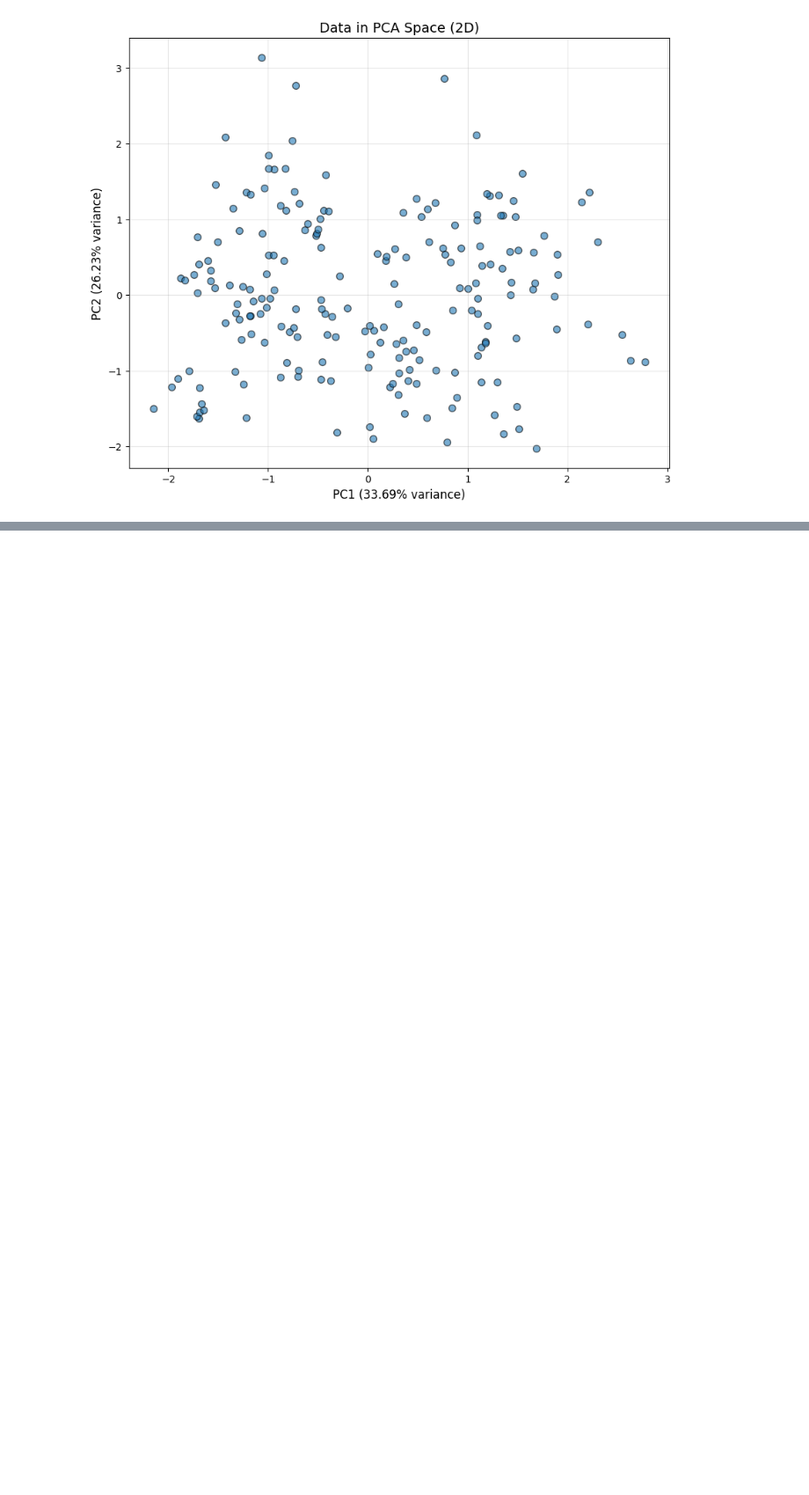
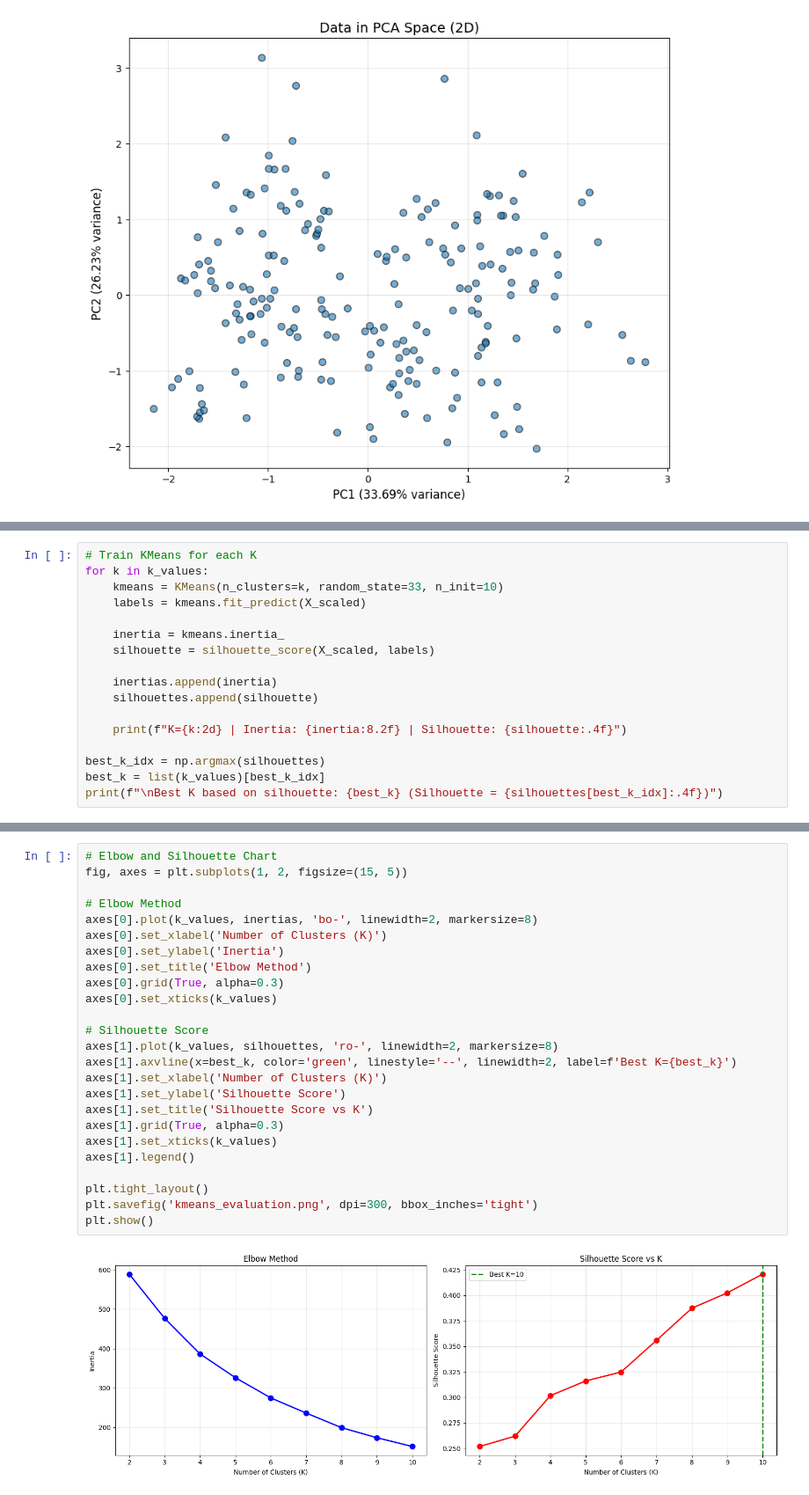
Before and after one commit to ihamydreza/FIS4041, a Jupyter notebook: Q2/Q2.ipynb, the cells around one changed output, grey strips where cells are left out. Shown at 88% size. Cells and saved outputs as stored; diff of their text form; blank space fills up the shorter version.

Commit message:
KMeans and evaluation

```diff
--- a/Q2/Q2.ipynb
+++ b/Q2/Q2.ipynb
@@ -114,0 +122,17 @@ plt.show()
+# %%
+# Train KMeans for each K
+for k in k_values:
+    kmeans = KMeans(n_clusters=k, random_state=33, n_init=10)
+    labels = kmeans.fit_predict(X_scaled)
+
+    inertia = kmeans.inertia_
+    silhouette = silhouette_score(X_scaled, labels)
+
+    inertias.append(inertia)
+    silhouettes.append(silhouette)
+
+    print(f"K={k:2d} | Inertia: {inertia:8.2f} | Silhouette: {silhouette:.4f}")
+
+best_k_idx = np.argmax(silhouettes)
+best_k = list(k_values)[best_k_idx]
+print(f"\nBest K based on silhouette: {best_k} (Silhouette = {silhouettes[best_k_idx]:.4f})")
@@ -114,0 +151,27 @@ plt.show()
+# %%
+# Elbow and Silhouette Chart
+fig, axes = plt.subplots(1, 2, figsize=(15, 5))
+
+# Elbow Method
+axes[0].plot(k_values, inertias, 'bo-', linewidth=2, markersize=8)
+axes[0].set_xlabel('Number of Clusters (K)')
+axes[0].set_ylabel('Inertia')
+axes[0].set_title('Elbow Method')
+axes[0].grid(True, alpha=0.3)
+axes[0].set_xticks(k_values)
+
+# Silhouette Score
+axes[1].plot(k_values, silhouettes, 'ro-', linewidth=2, markersize=8)
+axes[1].axvline(x=best_k, color='green', linestyle='--', linewidth=2, label=f'Best K={best_k}')
+axes[1].set_xlabel('Number of Clusters (K)')
+axes[1].set_ylabel('Silhouette Score')
+axes[1].set_title('Silhouette Score vs K')
+axes[1].grid(True, alpha=0.3)
+axes[1].set_xticks(k_values)
+axes[1].legend()
+
+plt.tight_layout()
+plt.savefig('kmeans_evaluation.png', dpi=300, bbox_inches='tight')
+plt.show()
+# %% [output]
+[figure, added]
```
Also changed, not shown: parts of 5 cells of this notebook.
